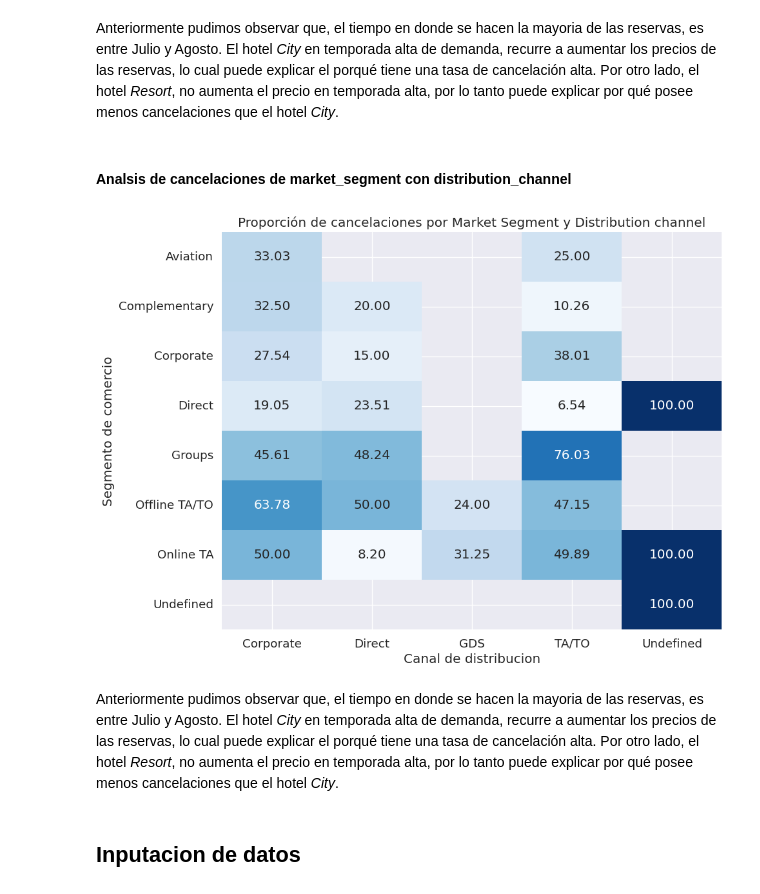
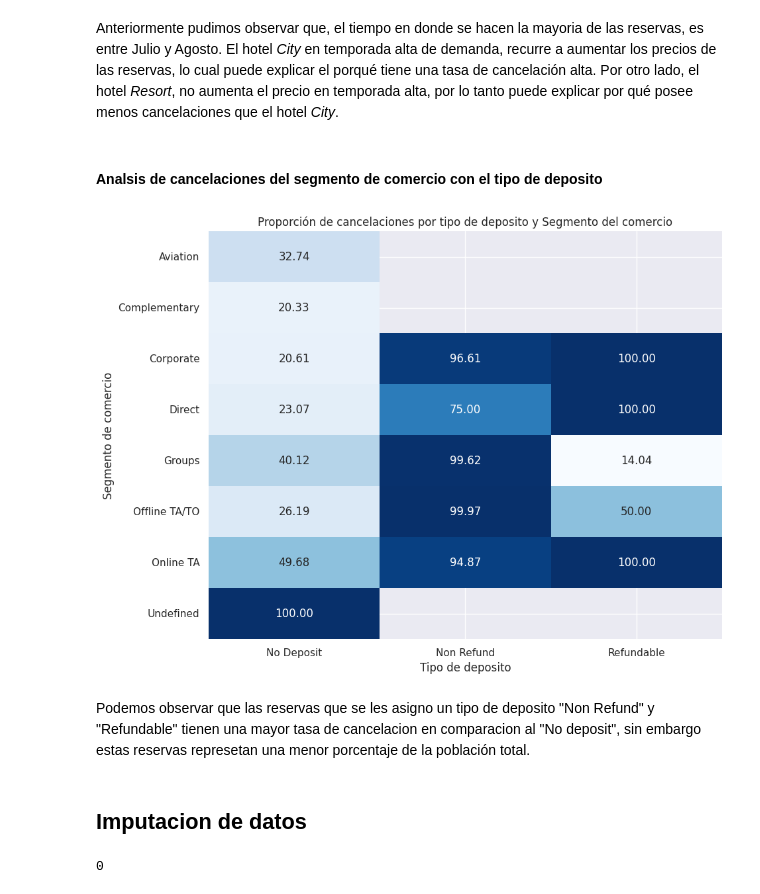
Before and after one commit to FrancoSecchi/7506R-1C2023-GRUPO02, a Jupyter notebook: 7506R_TP1_GRUPO02_CHP1_ENTREGA.ipynb, the cells around one changed output. Saved outputs shown, nothing was run; the diff lists cells and outputs as text; code cells hidden in the pictures.

Commit message:
Imputación de datos

```diff
--- a/7506R_TP1_GRUPO02_CHP1_ENTREGA.ipynb
+++ b/7506R_TP1_GRUPO02_CHP1_ENTREGA.ipynb
@@ -1207,7 +1229,3 @@ Columnas:
 La columna `id` tambien es un identificador, pero en este caso no lo vamos a eliminar, ya que es necesario para la competencia _Kaggle_.
 # %% [markdown]
 Al hacer dicho analisis, procedemos a eliminar dichas columnas del dataset de training y test
-# %%
-columns = ['agent', 'company']
-df_hotels_train.drop(columns, inplace=True, axis="columns")
-df_hotels_test.drop(columns, inplace=True, axis="columns")
@@ -1299,0 +1318,20 @@ Analizar si conviene separar por hotel
+# %%
+hotel_cancel_perc = df_hotels_train.groupby(['deposit_type'])['is_canceled'].mean() * 100
+
+
+ax = sns.barplot(x=hotel_cancel_perc.index, y=hotel_cancel_perc.values)
+sns.set_style("whitegrid")
+sns.set(rc={'figure.figsize':(8,6)})
+sns.set_palette("husl")
+sns.despine(left=True)
+
+
+for i, v in enumerate(hotel_cancel_perc.values):
+    ax.text(i, v + 1, f"{v:.1f}%", ha='center')
+
+
+plt.title('Porcentaje de reservas canceladas por tipo deposito')
+plt.xlabel('Tipo de deposito')
+plt.ylabel('Porcentaje de cancelacion')
+
+plt.show()
@@ -1417,20 +1459,24 @@ plt.show()
 Anteriormente pudimos observar que, el tiempo en donde se hacen la mayoria de las reservas, es entre Julio y Agosto. El hotel _City_ en temporada alta de demanda, recurre a aumentar los precios de las reservas, lo cual puede explicar el porqué tiene una tasa de cancelación alta.
 Por otro lado, el hotel _Resort_, no aumenta el precio en temporada alta, por lo tanto puede explicar por qué posee menos cancelaciones que el hotel _City_.
 # %% [markdown]
-#### Analsis de cancelaciones de market_segment con distribution_channel
+#### Analsis de cancelaciones del segmento de comercio con el tipo de deposito
 # %%
-grouped = (df_hotels_train.groupby(['market_segment', 'distribution_channel'])['is_canceled'].mean() * 100 ).reset_index()
-pivot = grouped.pivot('market_segment', 'distribution_channel', 'is_canceled')
+grouped = ((df_hotels_train.groupby(['deposit_type', 'market_segment'])['is_canceled']).mean() * 100 ).reset_index()
+pivot = grouped.pivot('market_segment', 'deposit_type', 'is_canceled')
 fig, ax = plt.subplots(figsize=(10, 8))
-sns.heatmap(pivot, cmap='Blues', annot=True, fmt=".2f", cbar=False)
-ax.set_xlabel('Canal de distribucion')
+
+sns.heatmap(pivot, annot=True,  fmt='.2f', cbar = False, cmap='Blues')
+ax.set_xlabel('Tipo de deposito')
 ax.set_ylabel('Segmento de comercio')
-ax.set_title('Proporción de cancelaciones por Market Segment y Distribution channel')
+ax.set_title('Proporción de cancelaciones por tipo de deposito y Segmento del comercio')
 plt.show()
 # %% [output]
-[figure, old version]
+[figure, new version]
-# %% [markdown]
-Anteriormente pudimos observar que, el tiempo en donde se hacen la mayoria de las reservas, es entre Julio y Agosto. El hotel _City_ en temporada alta de demanda, recurre a aumentar los precios de las reservas, lo cual puede explicar el porqué tiene una tasa de cancelación alta.
-Por otro lado, el hotel _Resort_, no aumenta el precio en temporada alta, por lo tanto puede explicar por qué posee menos cancelaciones que el hotel _City_.
+# %% [markdown]
+Podemos observar que las reservas que se les asigno un tipo de deposito "Non Refund" y "Refundable" tienen una mayor tasa de cancelacion en comparacion al "No deposit", sin embargo estas reservas represetan una menor porcentaje de la población total.
 # %% [markdown]
-## Inputacion de datos
+## Imputacion de datos
+# %%
+len(df_hotels_train[df_hotels_train['meal'] == 0])
+# %% [output]
+0
```
Also changed, not shown: parts of 96 cells of this notebook.
